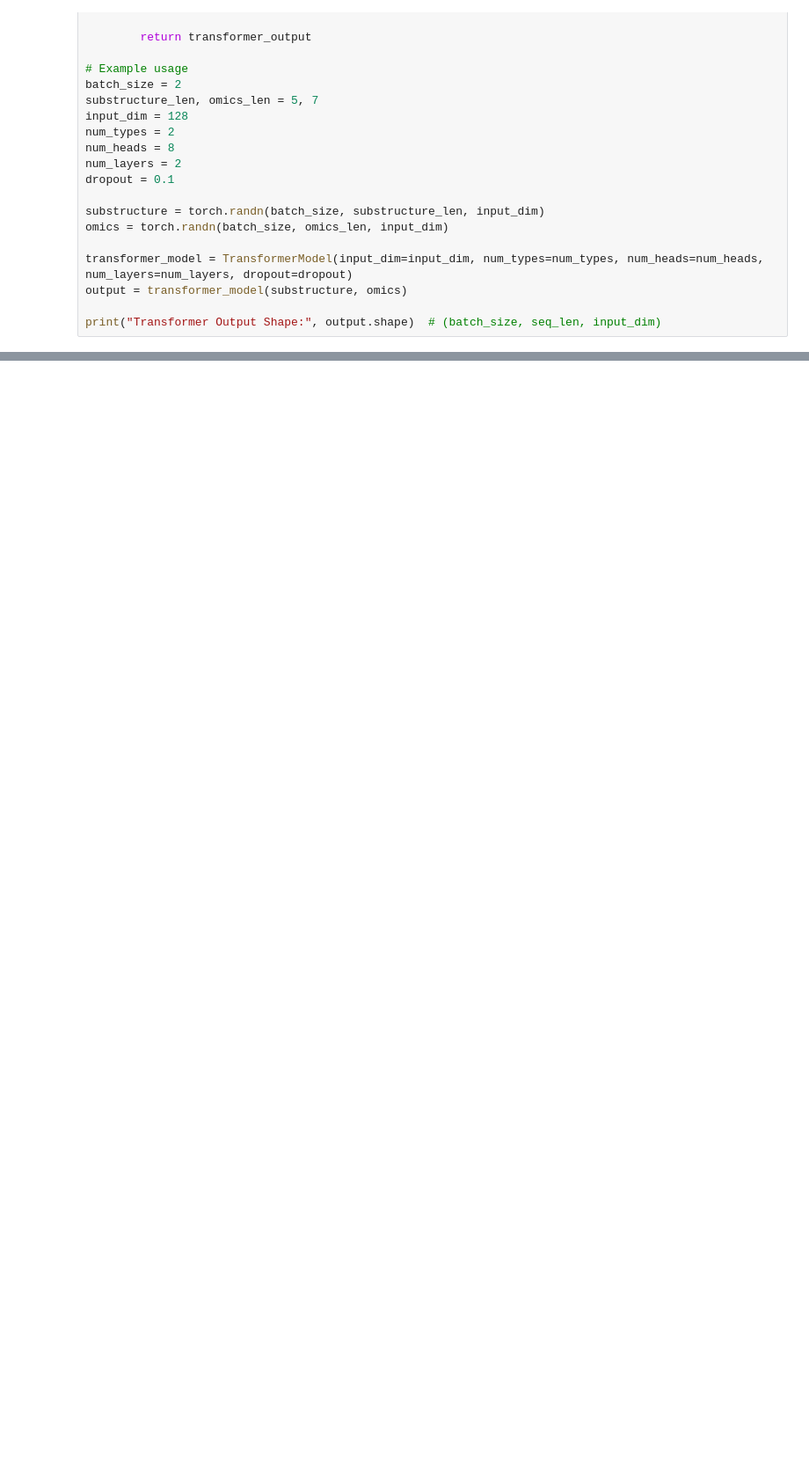
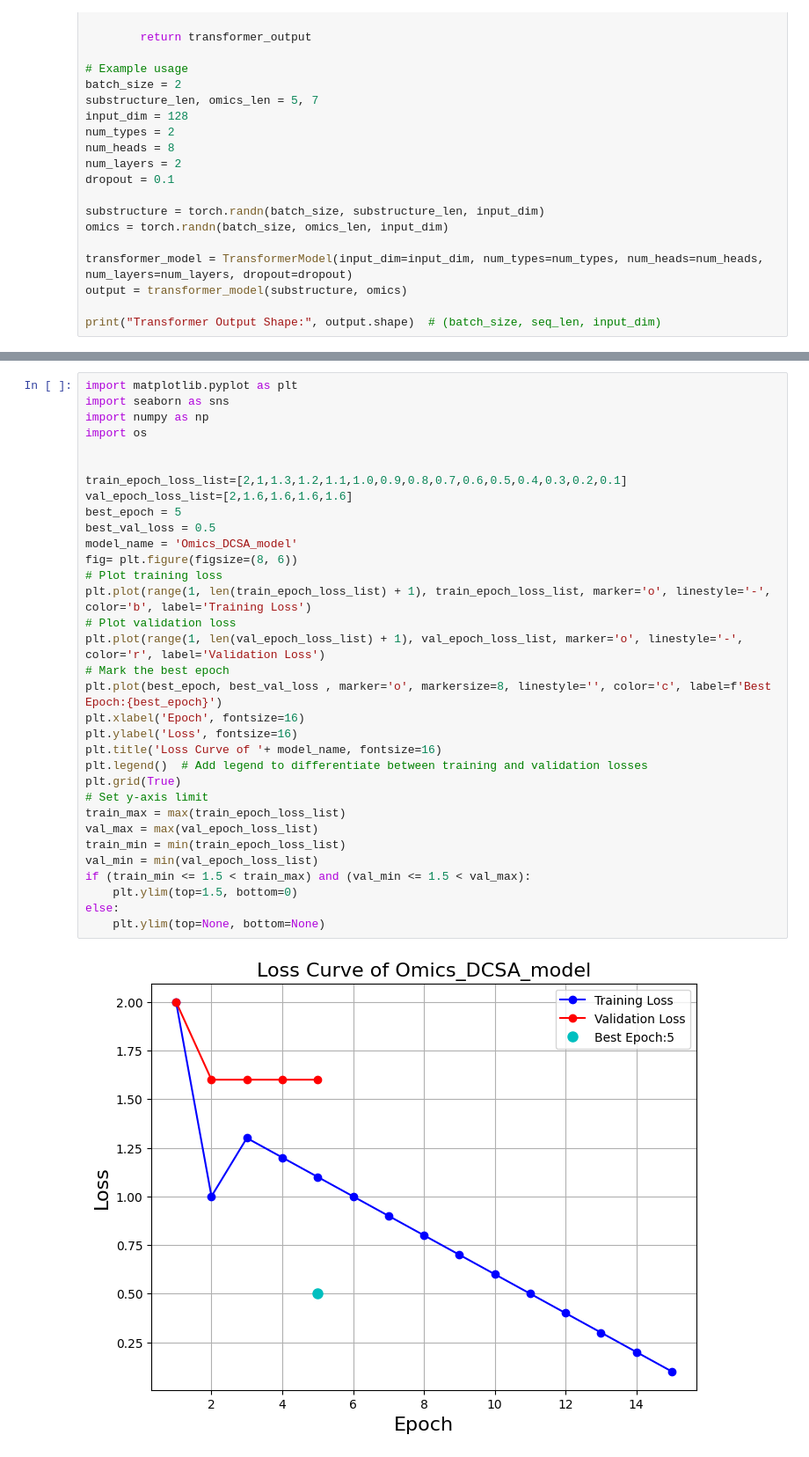
Before and after one commit to chiu-kai/ESPF_OMICS, a Jupyter notebook: DrugCellSelfAttention/utils/Omics_DCSA_model.ipynb, the cells around one changed output, grey strips where cells are left out. Shown at 88% size. Drawn from its saved outputs; the diff is of its cells as text; blank space fills up the shorter version.

```diff
--- a/DrugCellSelfAttention/utils/Omics_DCSA_model.ipynb
+++ b/DrugCellSelfAttention/utils/Omics_DCSA_model.ipynb
@@ -404,0 +501,35 @@ None None
+# %%
+import matplotlib.pyplot as plt
+import seaborn as sns
+import numpy as np
+import os
+
+
+train_epoch_loss_list=[2,1,1.3,1.2,1.1,1.0,0.9,0.8,0.7,0.6,0.5,0.4,0.3,0.2,0.1]
+val_epoch_loss_list=[2,1.6,1.6,1.6,1.6]
+best_epoch = 5
+best_val_loss = 0.5
+model_name = 'Omics_DCSA_model'
+fig= plt.figure(figsize=(8, 6))
+# Plot training loss
+plt.plot(range(1, len(train_epoch_loss_list) + 1), train_epoch_loss_list, marker='o', linestyle='-', color='b', label='Training Loss')
+# Plot validation loss
+plt.plot(range(1, len(val_epoch_loss_list) + 1), val_epoch_loss_list, marker='o', linestyle='-', color='r', label='Validation Loss')
+# Mark the best epoch
+plt.plot(best_epoch, best_val_loss , marker='o', markersize=8, linestyle='', color='c', label=f'Best Epoch:{best_epoch}')
+plt.xlabel('Epoch', fontsize=16)
+plt.ylabel('Loss', fontsize=16)
+plt.title('Loss Curve of '+ model_name, fontsize=16)
+plt.legend()  # Add legend to differentiate between training and validation losses
+plt.grid(True)
+# Set y-axis limit
+train_max = max(train_epoch_loss_list)
+val_max = max(val_epoch_loss_list)
+train_min = min(train_epoch_loss_list)
+val_min = min(val_epoch_loss_list)
+if (train_min <= 1.5 < train_max) and (val_min <= 1.5 < val_max):
+    plt.ylim(top=1.5, bottom=0)
+else:
+    plt.ylim(top=None, bottom=None)
+# %% [output]
+[figure, added]
```
Also changed, not shown: parts of 8 cells of this notebook, 4 other files.
